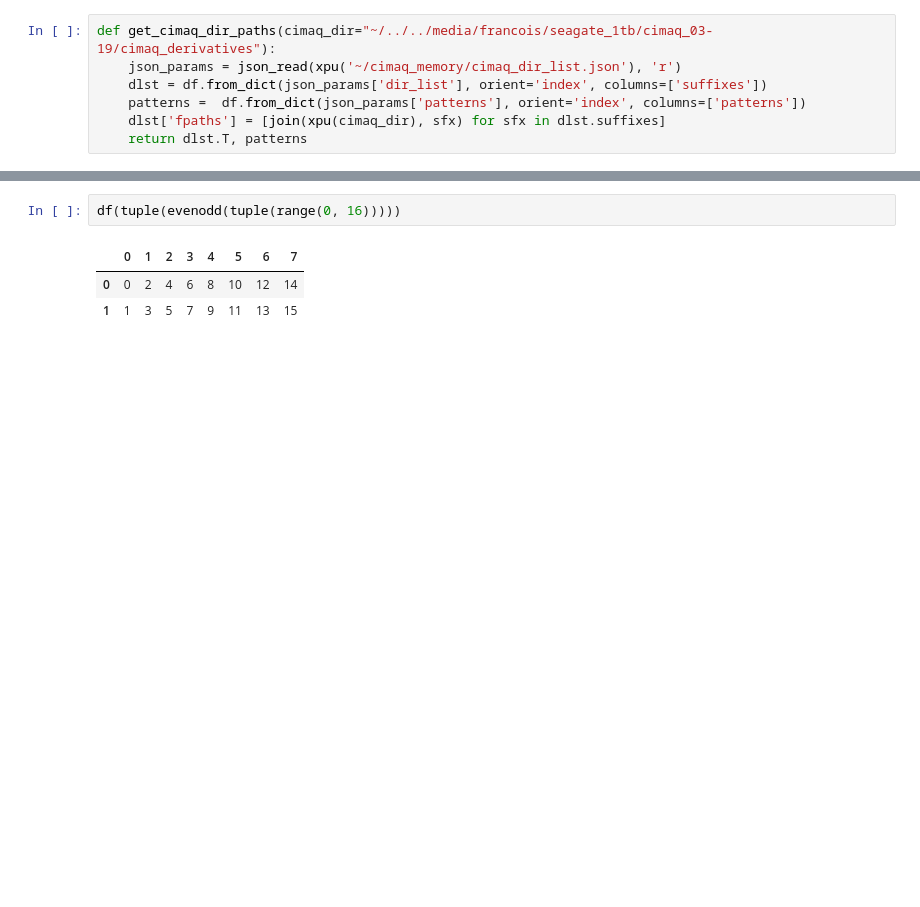
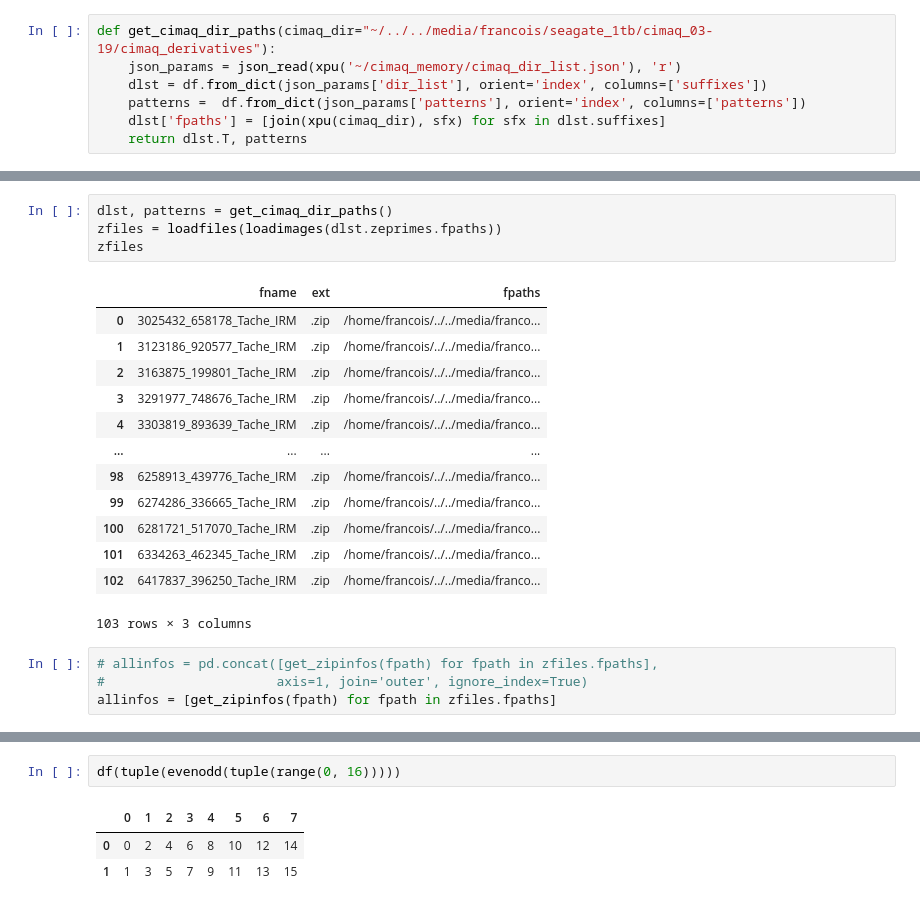
Before and after one commit to FrancoisNadeau/cimaq_memory, a Jupyter notebook: parse_datas.ipynb, the cells around one changed output, grey strips where cells are left out. Saved outputs shown, nothing was run; the diff lists cells and outputs as text; blank space fills up the shorter version.

```diff
--- a/parse_datas.ipynb
+++ b/parse_datas.ipynb
@@ -80,0 +123,22 @@ zfiles['dccid'] = [next((itm for itm in fname.split('_')
+# %%
+dlst, patterns = get_cimaq_dir_paths()
+zfiles = loadfiles(loadimages(dlst.zeprimes.fpaths))
+zfiles
+# %% [output]
+|  | fname | ext | fpaths |
+| 0 | 3025432_658178_Tache_IRM | .zip | /home/francois/../../media/franco... |
+| 1 | 3123186_920577_Tache_IRM | .zip | /home/francois/../../media/franco... |
+| 2 | 3163875_199801_Tache_IRM | .zip | /home/francois/../../media/franco... |
+| 3 | 3291977_748676_Tache_IRM | .zip | /home/francois/../../media/franco... |
+| 4 | 3303819_893639_Tache_IRM | .zip | /home/francois/../../media/franco... |
+| ... | ... | ... | ... |
+| 98 | 6258913_439776_Tache_IRM | .zip | /home/francois/../../media/franco... |
+| 99 | 6274286_336665_Tache_IRM | .zip | /home/francois/../../media/franco... |
+| 100 | 6281721_517070_Tache_IRM | .zip | /home/francois/../../media/franco... |
+| 101 | 6334263_462345_Tache_IRM | .zip | /home/francois/../../media/franco... |
+| 102 | 6417837_396250_Tache_IRM | .zip | /home/francois/../../media/franco... |
+103 rows × 3 columns
+# %%
+# allinfos = pd.concat([get_zipinfos(fpath) for fpath in zfiles.fpaths],
+#                      axis=1, join='outer', ignore_index=True)
+allinfos = [get_zipinfos(fpath) for fpath in zfiles.fpaths]
```
Also changed, not shown: parts of 11 cells of this notebook, 2 other files.
